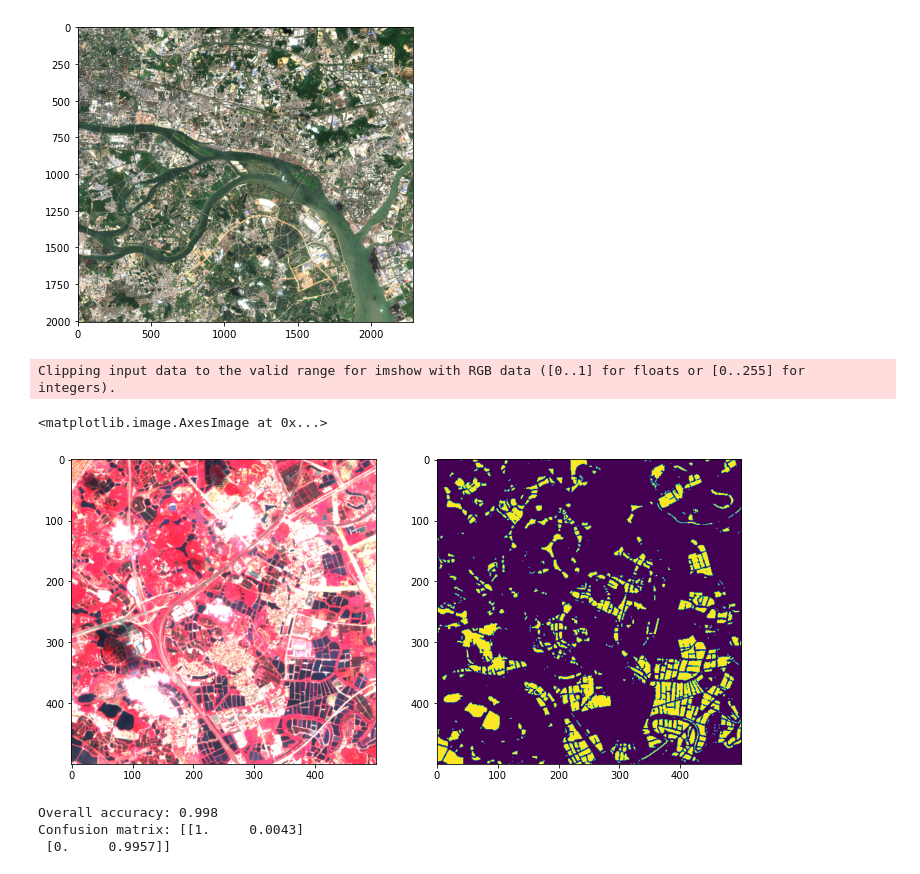
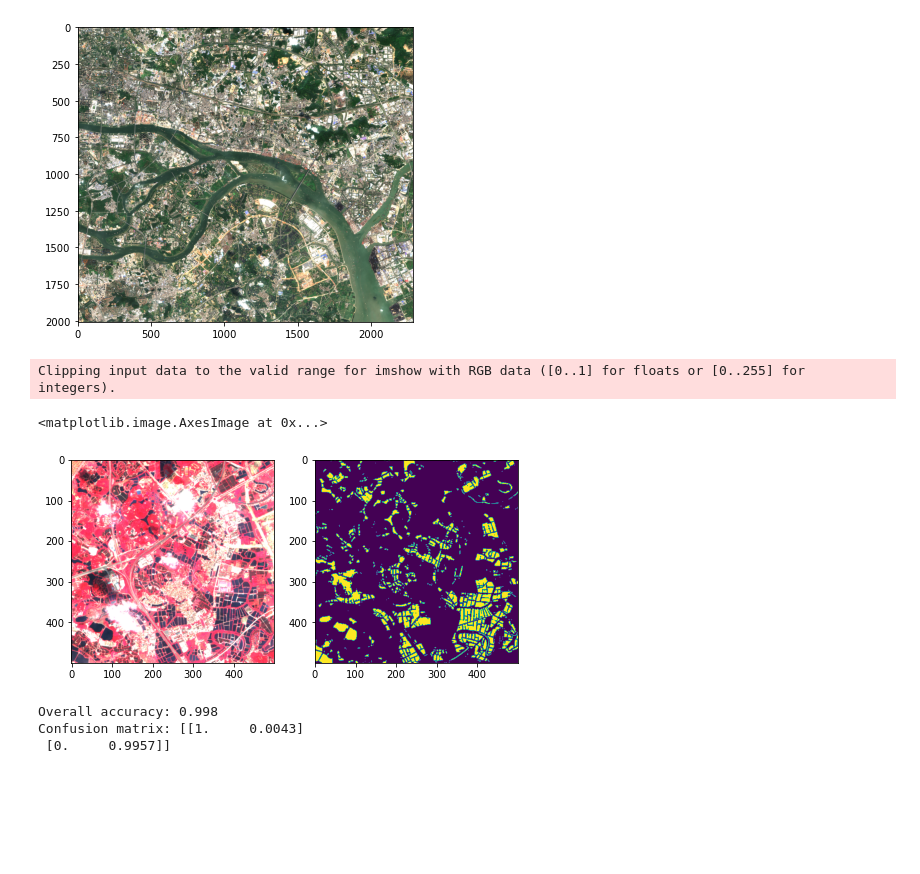
Before and after one commit to xinluo2018/WatNet, a Jupyter notebook: notebooks/infer_demo.ipynb, the cells around one changed output. Drawn from its saved outputs; the diff is of its cells as text; code cells hidden in the pictures; blank space fills up the shorter version.

```diff
--- a/notebooks/infer_demo.ipynb
+++ b/notebooks/infer_demo.ipynb
@@ -16,22 +15,22 @@ from utils.acc_eval import get_sample, acc_sample
 from utils.imgPatch import imgPatch
 # %%
 ## test image and test sample
-path_S2_img = config.root+'/data/test-data(demo)/T49QGF_20191017_6Bands_Urban_Subs.tif'
-path_water_sam = config.root+'/data/test-data(demo)/T49QGF_20191017_6Bands_Urban_Subs_Water_Sam.csv'
-path_land_sam = config.root+'/data/test-data(demo)/T49QGF_20191017_6Bands_Urban_Subs_Land_Sam.csv'
+path_S2_img = 'data/test-data(demo)/T49QGF_20191017_6Bands_Urban_Subs.tif'
+path_water_sam = 'data/test-data(demo)/T49QGF_20191017_6Bands_Urban_Subs_Water_Sam.csv'
+path_land_sam = 'data/test-data(demo)/T49QGF_20191017_6Bands_Urban_Subs_Land_Sam.csv'
 # pre-trained model
-path_model = config.root+'/models/pretrained_model/PreTrained_model_6bands.h5'
-path_result_map = config.root+'/data/test-data(demo)/result_map.tif'
+path_model = 'models/pretrained_model/PreTrained_model_6bands.h5'
+path_result_map = 'data/test-data(demo)/result_map.tif'
 ## super parameters
-Patch_size = 512
+patch_size = 512
 overlay = 80  # the overlay area between neighboring patches
 # %%
 # Load and prepare the satellite image data
 #################################################################
-img_src, Sen2_Image = readTiff(path_in=path_S2_img)
-Sen2_Image = np.float32(np.clip(Sen2_Image/10000, a_min=0, a_max=1))  ### normalization
+img_src, sen2_img = readTiff(path_in=path_S2_img)
+sen2_img = np.float32(np.clip(sen2_img/10000, a_min=0, a_max=1))  ### normalization
 plt.figure(figsize=(6,6))
-plt.imshow(Sen2_Image[:, :, (2,1,0)]*5)
+plt.imshow(sen2_img[:, :, (2,1,0)]*5)
 ### load the pretrained model
 model = tf.keras.models.load_model(path_model)
 # model.summary()
@@ -41,7 +40,7 @@ WARNING:tensorflow:No training configuration found in the save file, so the mode
 [figure]
 # %%
 ## surface water mapping from sentinel-2 image
-imgPatch_ins = imgPatch(Sen2_Image, Patch_size, overlay)
+imgPatch_ins = imgPatch(sen2_img, patch_size, overlay)
 patch_list, start_list, img_patch_row, img_patch_col = imgPatch_ins.toPatch()
 result_patch_list = [model(patch[np.newaxis, :]) for patch in patch_list]
 result_patch_list = [np.squeeze(patch, axis = 0) for patch in result_patch_list]
@@ -49,15 +48,15 @@ pro_map = imgPatch_ins.toImage(result_patch_list, img_patch_row, img_patch_col)
 cla_map = np.where(pro_map>0.5, 1, 0)
 # %%
 ### show the result
-plt.figure(figsize=(12,12))
+plt.figure(figsize=(8,4))
 plt.subplot(1,2,1)
-plt.imshow(Sen2_Image[1500:2000, 1000:1500, (3,2,1)]*6.5)
+plt.imshow(sen2_img[1500:2000, 1000:1500, (3,2,1)]*6.5)
 plt.subplot(1,2,2)
 plt.imshow(cla_map[1500:2000, 1000:1500, 0])
 # %% [output]
 Clipping input data to the valid range for imshow with RGB data ([0..1] for floats or [0..255] for integers).
 <matplotlib.image.AxesImage at 0x...>
-[figure, old version]
+[figure, new version]
 # %%
 ## show the accuracy
 sam_water = get_sample(path_sam=path_water_sam,label=1)
```
Also changed, not shown: parts of 1 cell of this notebook, 7 other files.
